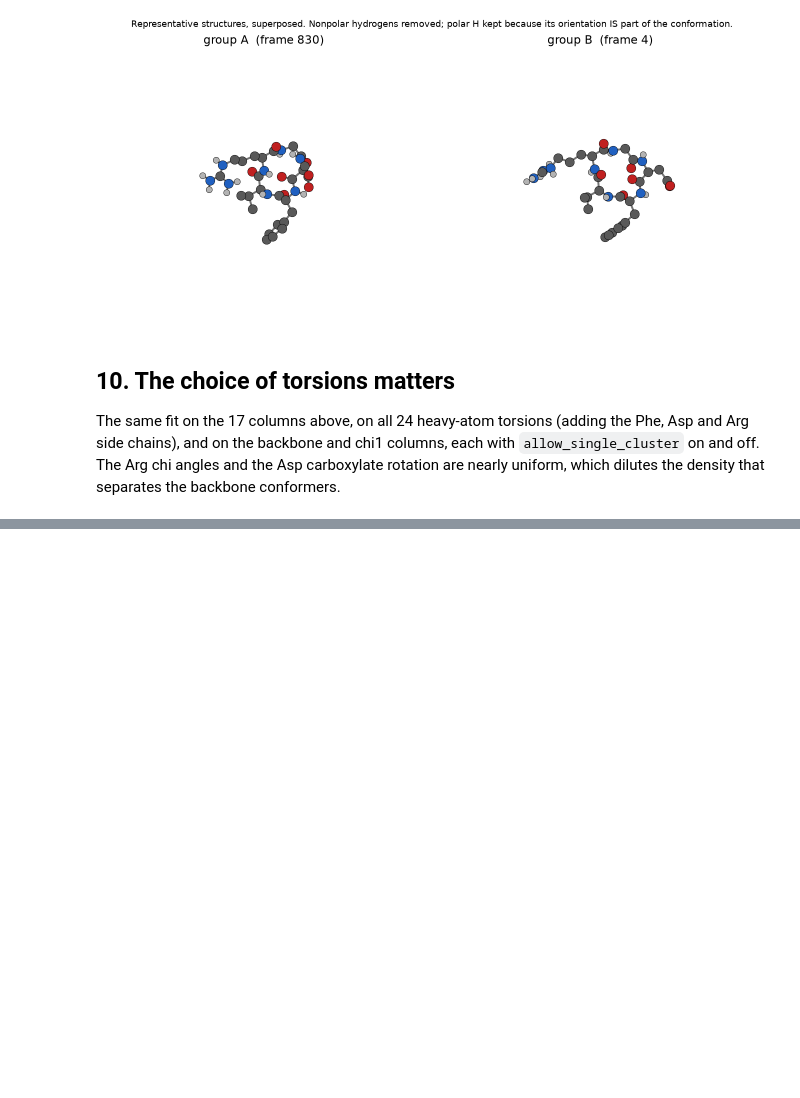
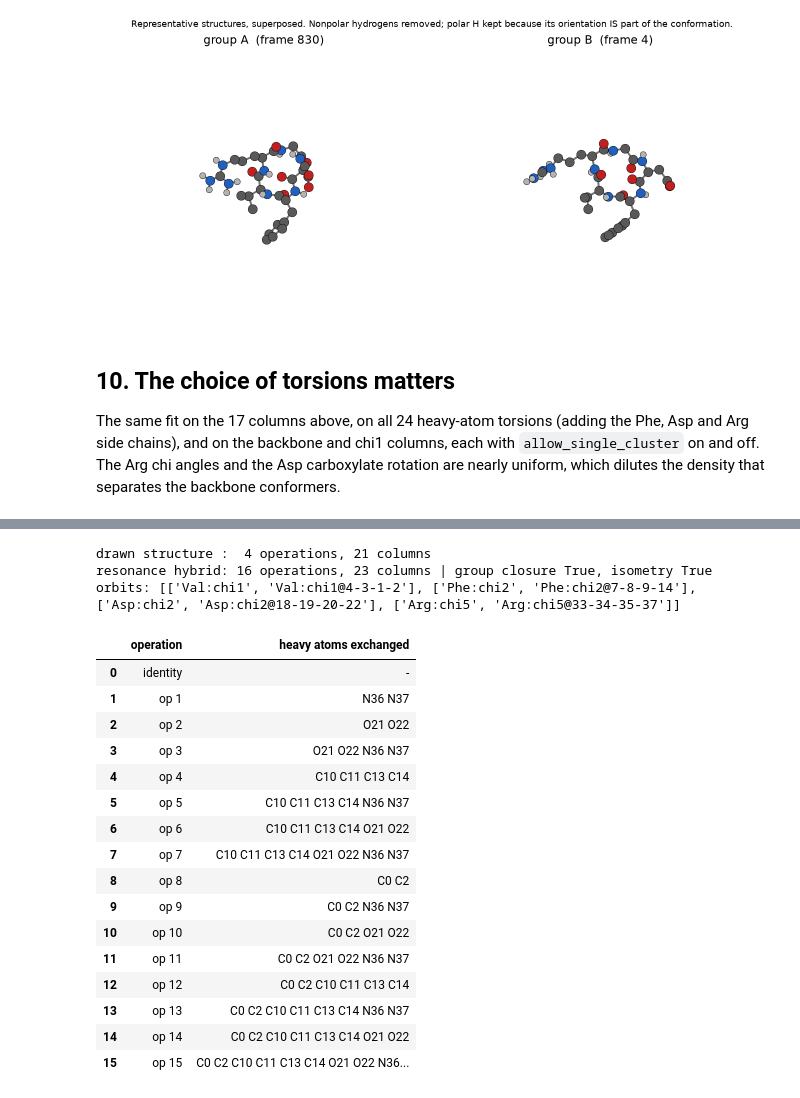
Before and after one commit to csy0000/MD-tools, a Jupyter notebook: docs/tutorial/rgdfv/analysis/clustering.ipynb, the cells around one changed output, grey strips where cells are left out. Drawn from its saved outputs; the diff is of its cells as text; code cells hidden in the pictures; blank space fills up the shorter version.

```diff
--- a/docs/tutorial/rgdfv/analysis/clustering.ipynb
+++ b/docs/tutorial/rgdfv/analysis/clustering.ipynb
@@ -323,0 +336,35 @@ pd.DataFrame(rows)
+# %%
+RESONANT = {"Asp:chi2": (18, 19, 20, 21), "Arg:chi5": (33, 34, 35, 36)}
+columns19 = {**BACKBONE_AND_SYMMETRIC, **RESONANT}
+defs19 = TorsionDefinitions(quads=tuple(columns19.values()), names=tuple(columns19),
+                            indexing="zero-based", units="radian")
+desc19 = SymmetricTorsionDescriptor(mol, defs19)
+plain19 = SymmetricTorsionDescriptor(mol, defs19, resonance=False)
+print(f"drawn structure : {len(plain19.operations):2d} operations, {plain19.n_columns} columns")
+print(f"resonance hybrid: {len(desc19.operations):2d} operations, {desc19.n_columns} columns | "
+      f"group closure {desc19.group_closure_verified}, isometry {desc19.isometry_verified}")
+print("orbits:", [[desc19.names[c] for c in o] for o in desc19.orbits if len(o) > 1])
+pd.DataFrame([{"operation": ("identity" if o.is_identity else f"op {o.index}"),
+               "heavy atoms exchanged": " ".join(f"{sym(i)}{i}" for i in o.moved_atoms() if sym(i) != "H") or "-"}
+              for o in desc19.operations])
+# %% [output]
+drawn structure :  4 operations, 21 columns
+resonance hybrid: 16 operations, 23 columns | group closure True, isometry True
+orbits: [['Val:chi1', 'Val:chi1@4-3-1-2'], ['Phe:chi2', 'Phe:chi2@7-8-9-14'], ['Asp:chi2', 'Asp:chi2@18-19-20-22'], ['Arg:chi5', 'Arg:chi5@33-34-35-37']]
+|  | operation | heavy atoms exchanged |
+| 0 | identity | - |
+| 1 | op 1 | N36 N37 |
+| 2 | op 2 | O21 O22 |
+| 3 | op 3 | O21 O22 N36 N37 |
+| 4 | op 4 | C10 C11 C13 C14 |
+| 5 | op 5 | C10 C11 C13 C14 N36 N37 |
+| 6 | op 6 | C10 C11 C13 C14 O21 O22 |
+| 7 | op 7 | C10 C11 C13 C14 O21 O22 N36 N37 |
+| 8 | op 8 | C0 C2 |
+| 9 | op 9 | C0 C2 N36 N37 |
+| 10 | op 10 | C0 C2 O21 O22 |
+| 11 | op 11 | C0 C2 O21 O22 N36 N37 |
+| 12 | op 12 | C0 C2 C10 C11 C13 C14 |
+| 13 | op 13 | C0 C2 C10 C11 C13 C14 N36 N37 |
+| 14 | op 14 | C0 C2 C10 C11 C13 C14 O21 O22 |
+| 15 | op 15 | C0 C2 C10 C11 C13 C14 O21 O22 N36... |
```
Also changed, not shown: parts of 10 cells of this notebook, 6 other files.
